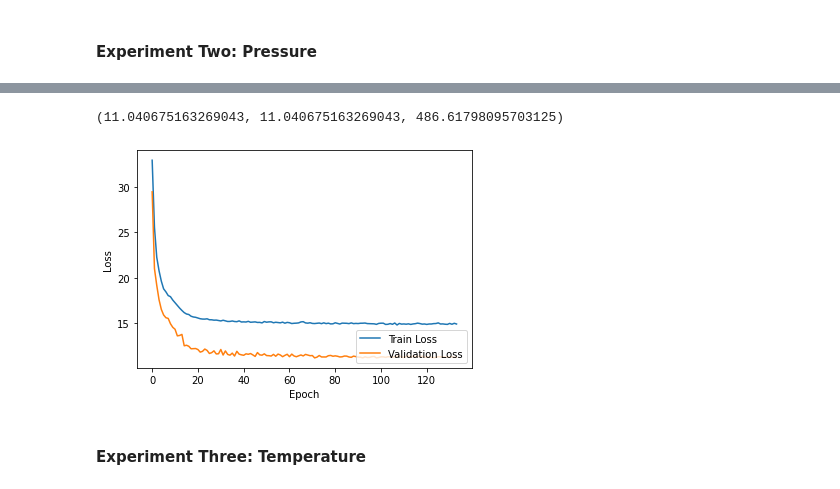
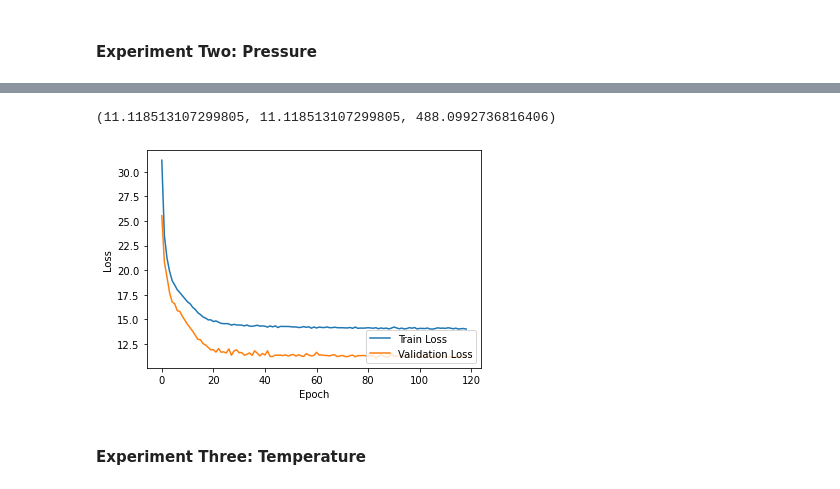
Before and after one commit to christian-westbrook/covid-19-and-weather-patterns, a Jupyter notebook: src/COVID-19 and Weather Patterns.ipynb, the cells around one changed output, grey strips where cells are left out. Cells and saved outputs as stored; diff of their text form; code cells hidden in the pictures.

```diff
--- a/src/COVID-19 and Weather Patterns.ipynb
+++ b/src/COVID-19 and Weather Patterns.ipynb
@@ -294,11 +235,13 @@ combinedCovidFrame['newCaseCount'].mean()
 state = 'Colorado'
 # %%
 error_values = {}
+# %%
+pop = pd.read_pickle(f'../data/population.{state}.pkl')
 # %% [markdown]
 #### Control
 # %%
 df = pd.read_pickle(f'../data/control.{state}.pkl')
-error_values['control'] = run.run_control(df)
+error_values['control'] = run.run_control(df, pop)
 
 del df
 gc.collect()
@@ -318,7 +259,7 @@ Running DNN for dataset
 #### Experiment One: Wind
 # %%
 df = pd.read_pickle(f'../data/covidWind.{state}.pkl')
-error_values['wind'] = run.run_wind(df)
+error_values['wind'] = run.run_wind(df, pop)
 
 del df
 gc.collect()
@@ -334,7 +275,7 @@ Running DNN for dataset
 # %%
 df = pd.read_pickle(f'../data/covidPressure.{state}.pkl')
 
-error_values['pressure'] =  run.run_pressure(df)
+error_values['pressure'] =  run.run_pressure(df, pop)
 
 del df
 gc.collect()
@@ -346,5 +287,5 @@ Running DNN for dataset
-(11.040675163269043, 11.040675163269043, 486.61798095703125)
+(11.118513107299805, 11.118513107299805, 488.0992736816406)
-[figure, old version]
+[figure, new version]
 # %% [markdown]
 #### Experiment Three: Temperature
 # %%
```
Also changed, not shown: parts of 12 cells of this notebook, 1 other file.
